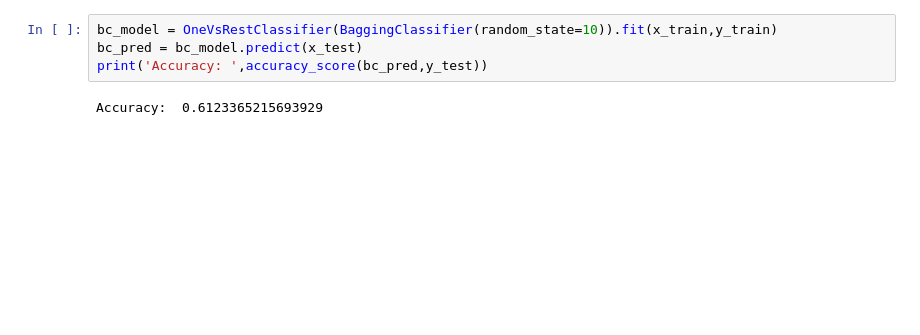
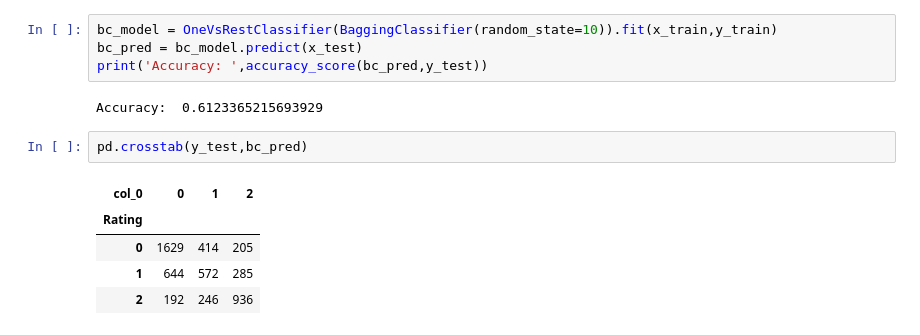
Before and after one commit to amuraddd/Trip-Advisor-Hotel-Reviews-Rating-Prediction, a Jupyter notebook: research_and_models.ipynb, the cells around one changed output. Drawn from its saved outputs; the diff is of its cells as text; blank space fills up the shorter version.

```diff
--- a/research_and_models.ipynb
+++ b/research_and_models.ipynb
@@ -480,3 +490,11 @@ bc_pred = bc_model.predict(x_test)
 print('Accuracy: ',accuracy_score(bc_pred,y_test))
 # %% [output]
 Accuracy:  0.6123365215693929
+# %%
+pd.crosstab(y_test,bc_pred)
+# %% [output]
+| col_0 | 0 | 1 | 2 |
+| Rating |  |  |  |
+| 0 | 1629 | 414 | 205 |
+| 1 | 644 | 572 | 285 |
+| 2 | 192 | 246 | 936 |
```
Also changed, not shown: parts of 9 cells of this notebook.
